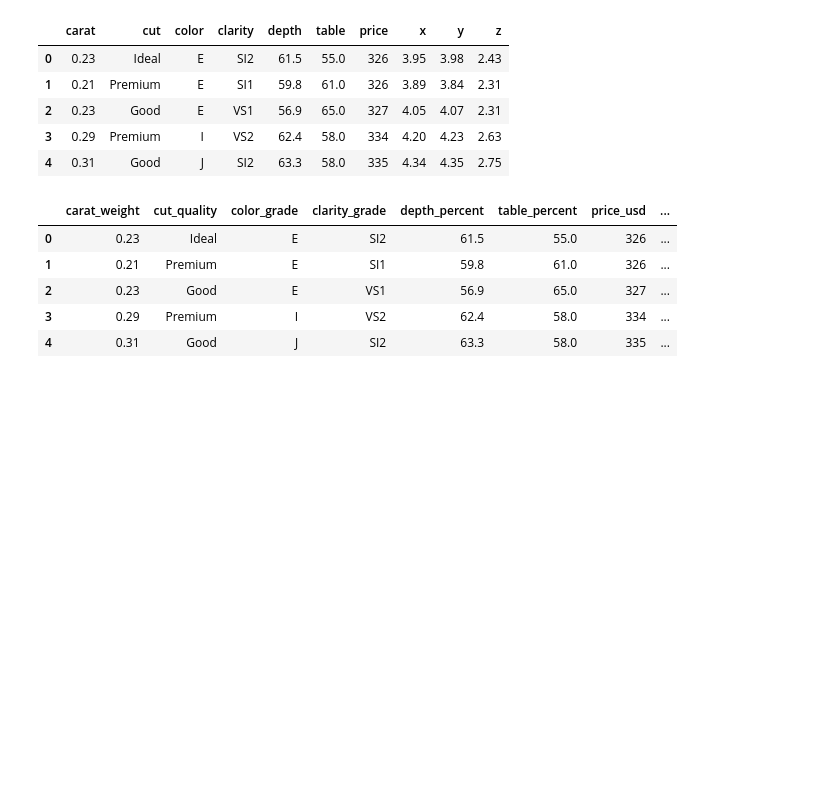
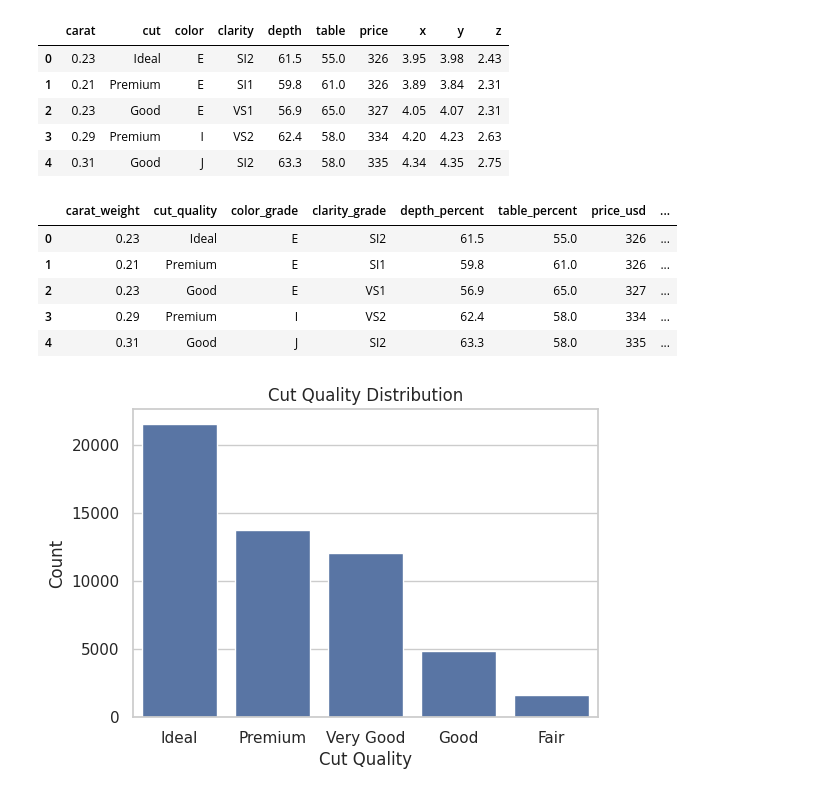
Before and after one commit to Krishnapabbu17/diamonds-analysis, a Jupyter notebook: DataScienceProject.ipynb, the cells around one changed output. Drawn from its saved outputs; the diff is of its cells as text; code cells hidden in the pictures; blank space fills up the shorter version.

Commit message:
added visualization

```diff
--- a/DataScienceProject.ipynb
+++ b/DataScienceProject.ipynb
@@ -201,3 +201,20 @@ df.head()
 | 2 | 0.23 | Good | E | VS1 | 56.9 | 65.0 | 327 | ... |
 | 3 | 0.29 | Premium | I | VS2 | 62.4 | 58.0 | 334 | ... |
 | 4 | 0.31 | Good | J | SI2 | 63.3 | 58.0 | 335 | ... |
+# %%
+#Data Visualization
+import matplotlib.pyplot as plt
+import seaborn as sns
+
+# Set seaborn theme
+sns.set(style="whitegrid")
+
+#Class Distribution of Target
+plt.figure(figsize=(6, 4))
+sns.countplot(x='cut_quality', data=df, order=df['cut_quality'].value_counts().index)
+plt.title('Cut Quality Distribution')
+plt.ylabel('Count')
+plt.xlabel('Cut Quality')
+plt.show()
+# %% [output]
+[figure, added]
```
Also changed, not shown: parts of 5 cells of this notebook.
